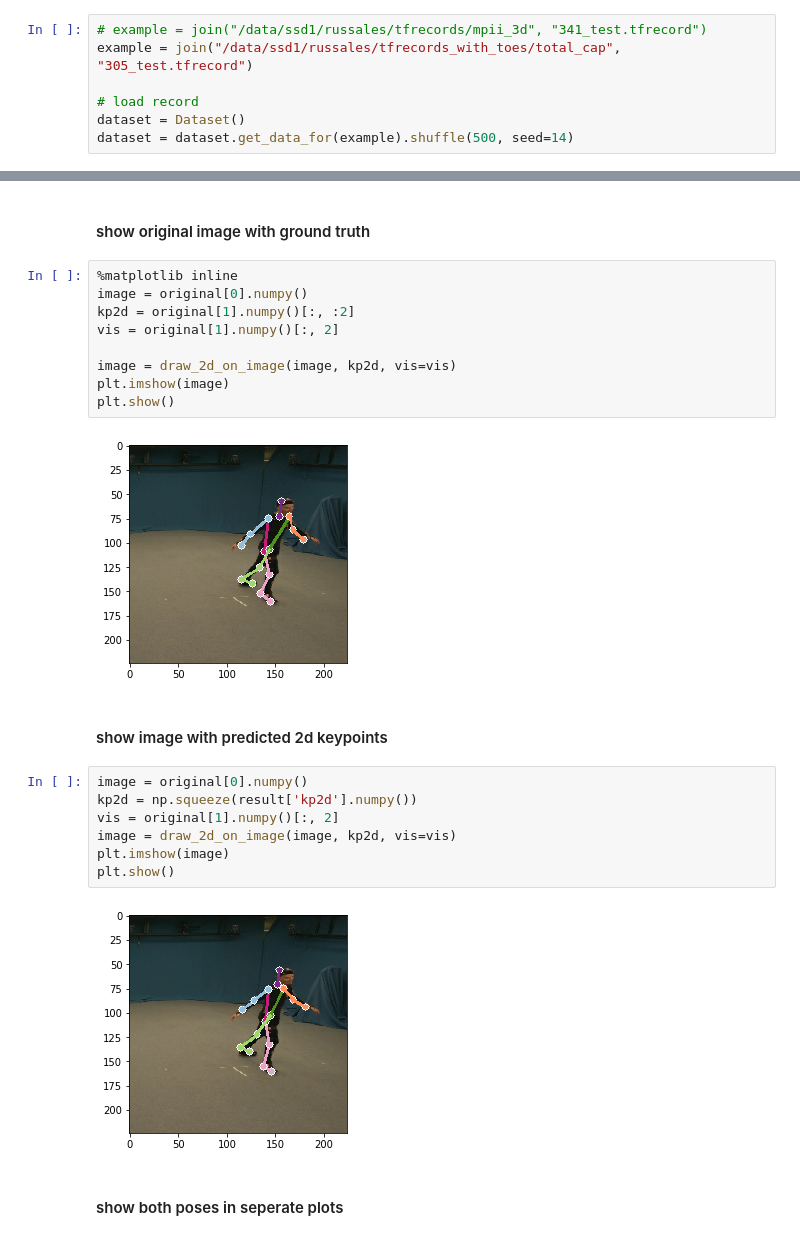
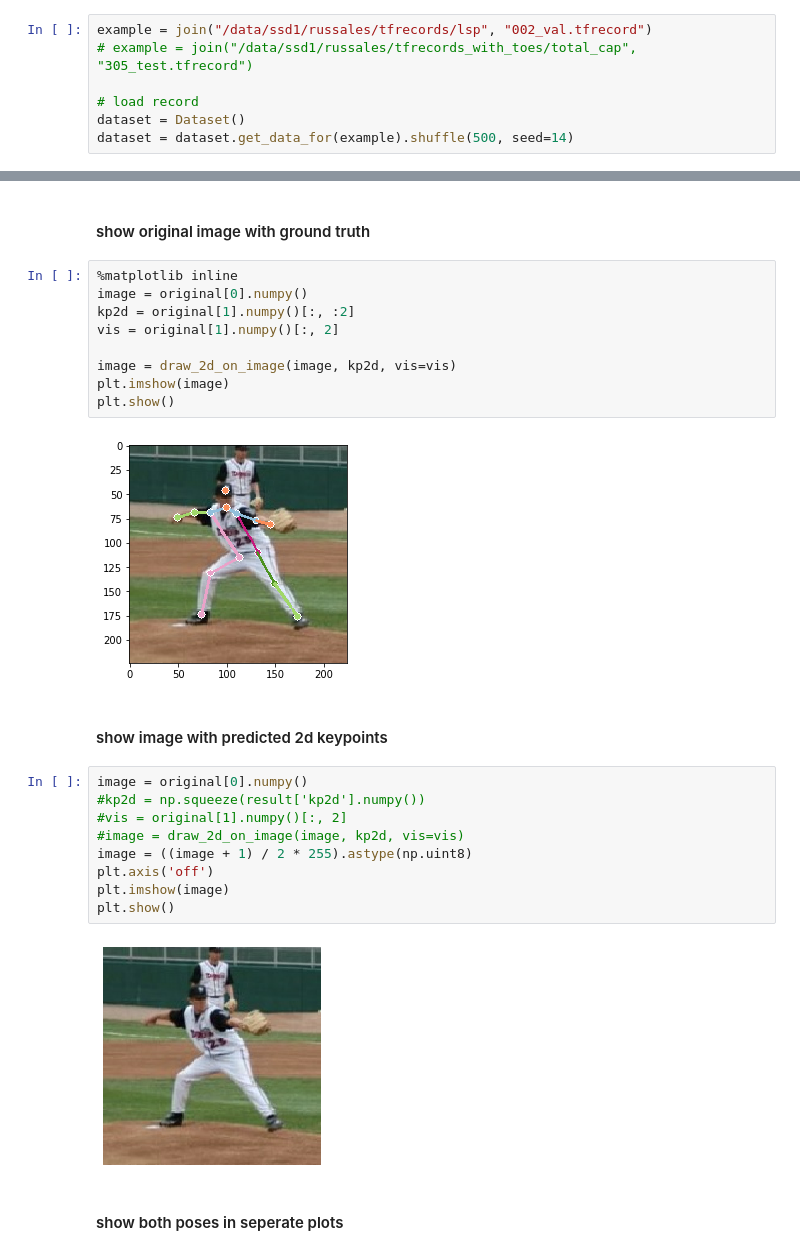
Before and after one commit to russoale/hmr2.0, a Jupyter notebook: src/notebooks/evaluate.ipynb, the cells around one changed output, grey strips where cells are left out. Drawn from its saved outputs; the diff is of its cells as text.

```diff
--- a/src/notebooks/evaluate.ipynb
+++ b/src/notebooks/evaluate.ipynb
@@ -308,8 +327,8 @@ dataframes.to_csv('evaluation_{}.csv'.format(eval_date))
 # %% [markdown]
 ### run inference and visualize
 # %%
-# example = join("/data/ssd1/russales/tfrecords/mpii_3d", "341_test.tfrecord")
-example = join("/data/ssd1/russales/tfrecords_with_toes/total_cap", "305_test.tfrecord")
+example = join("/data/ssd1/russales/tfrecords/lsp", "002_val.tfrecord")
+# example = join("/data/ssd1/russales/tfrecords_with_toes/total_cap", "305_test.tfrecord")
 
 # load record
 dataset = Dataset()
@@ -331,18 +350,20 @@ image = draw_2d_on_image(image, kp2d, vis=vis)
 plt.imshow(image)
 plt.show()
 # %% [output]
-[figure, old version]
+[figure, new version]
 # %% [markdown]
 #### show image with predicted 2d keypoints
 # %%
 image = original[0].numpy()
-kp2d = np.squeeze(result['kp2d'].numpy())
-vis = original[1].numpy()[:, 2]
-image = draw_2d_on_image(image, kp2d, vis=vis)
+#kp2d = np.squeeze(result['kp2d'].numpy())
+#vis = original[1].numpy()[:, 2]
+#image = draw_2d_on_image(image, kp2d, vis=vis)
+image = ((image + 1) / 2 * 255).astype(np.uint8)
+plt.axis('off')
 plt.imshow(image)
 plt.show()
 # %% [output]
-[figure, old version]
+[figure, new version]
 # %% [markdown]
 #### show both poses in seperate plots
 # %%
```
Also changed, not shown: parts of 29 cells of this notebook, 37 other files.
